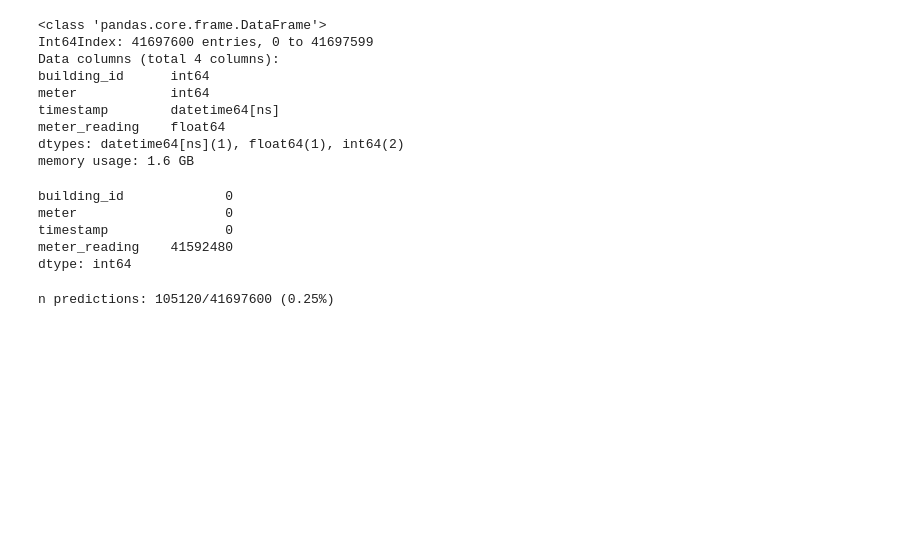
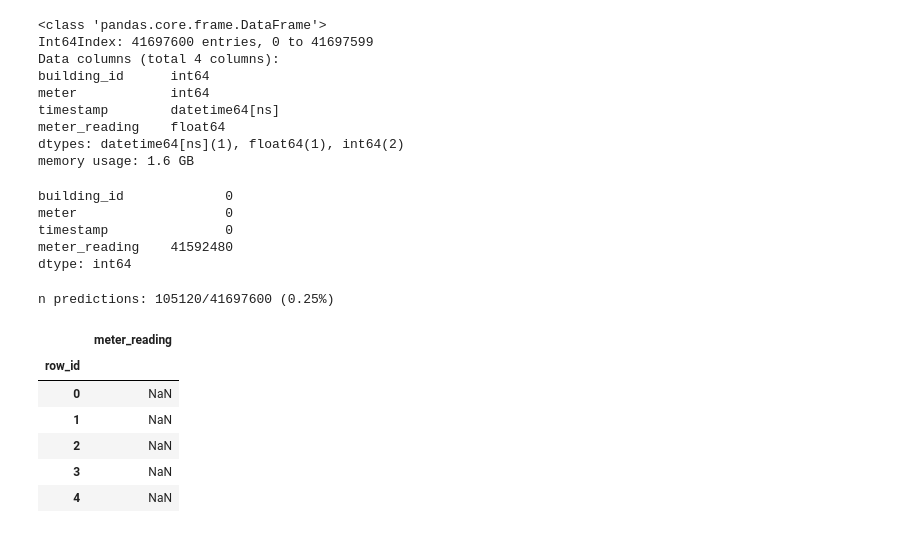
Before and after one commit to edouardArgenson/ASHRAE_great_energy_predictor, a Jupyter notebook: notebooks/predictions_pipeline.ipynb, the cells around one changed output. Drawn from its saved outputs; the diff is of its cells as text; code cells hidden in the pictures; blank space fills up the shorter version.

```diff
--- a/notebooks/predictions_pipeline.ipynb
+++ b/notebooks/predictions_pipeline.ipynb
@@ -190,7 +187,7 @@ test_df.head()
 | 4 | 4 | 0 | 2017-01-01 |
 # %%
 bdata = pd.read_csv(
-    '../data/raw/csvs/building_metadata.csv',
+    path.join(data_folder, 'building_metadata.csv'),
     index_col='building_id',
     usecols=['building_id', 'site_id']
 )
@@ -204,7 +201,6 @@ bdata.head()
 | 3 | 0 |
 | 4 | 0 |
 # %%
-test_df_grouped = test_df.groupby(['building_id', 'meter']).count()
 test_df_grouped = test_df.groupby(['building_id', 'meter']).count()
 test_df_grouped.drop('timestamp', axis=1, inplace=True)
 test_df_grouped.head()
@@ -471,7 +467,6 @@ for (building, meter) in sub_test_df_grouped.index:
     prediction_dfs.append(meter_preds_df)
 
 predictions_df = pd.concat(prediction_dfs, axis=0)
-predictions_df.reset_index(drop=True, inplace=True)
 # %% [output]
 site : 5
 best_model type: MeanByMultiCatEstimator
@@ -577,3 +572,15 @@ n_predictions = n_rows-my_subm_nas['meter_reading']
 print('n predictions: {}/{} ({}%)'.format(n_predictions, n_rows, round(n_predictions/n_rows*100, 2)))
 # %% [output]
 n predictions: 105120/41697600 (0.25%)
+# %%
+my_submission_df.drop(['building_id', 'meter', 'timestamp'], axis=1, inplace=True)
+# %%
+my_submission_df.head()
+# %% [output]
+|  | meter_reading |
+| row_id |  |
+| 0 | NaN |
+| 1 | NaN |
+| 2 | NaN |
+| 3 | NaN |
+| 4 | NaN |
```
Also changed, not shown: parts of 1 cell of this notebook, 4 other files.
